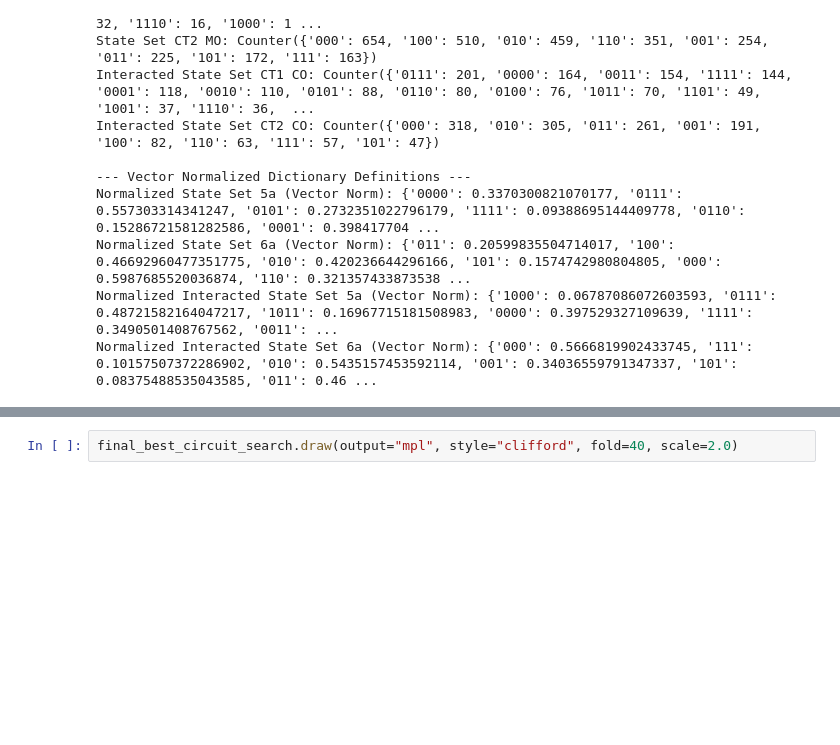
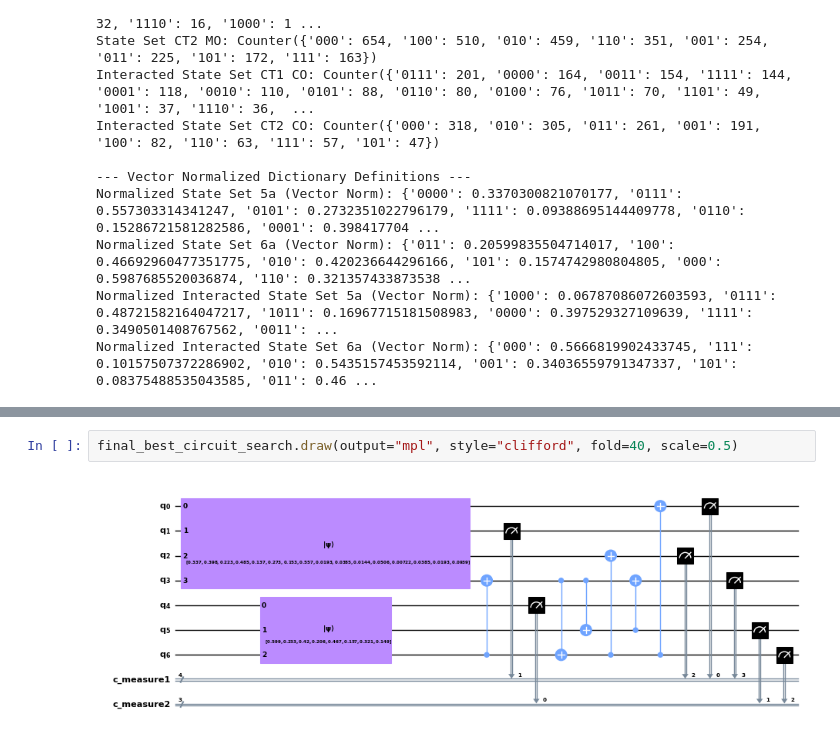
Before and after one commit to cailab-tamu/QuantumXCT, a Jupyter notebook: python/bell_dist_kl.ipynb, the cells around one changed output, grey strips where cells are left out. Drawn from its saved outputs; the diff is of its cells as text; blank space fills up the shorter version.

```diff
--- a/python/bell_dist_kl.ipynb
+++ b/python/bell_dist_kl.ipynb
@@ -2771,2 +3176,4 @@ Number of refined CNOT candidates: 42
-# %%
-final_best_circuit_search.draw(output="mpl", style="clifford", fold=40, scale=2.0)
+# %%
+final_best_circuit_search.draw(output="mpl", style="clifford", fold=40, scale=0.5)
+# %% [output]
+[figure, added]
```
Also changed, not shown: parts of 22 cells of this notebook, 3 other files.
